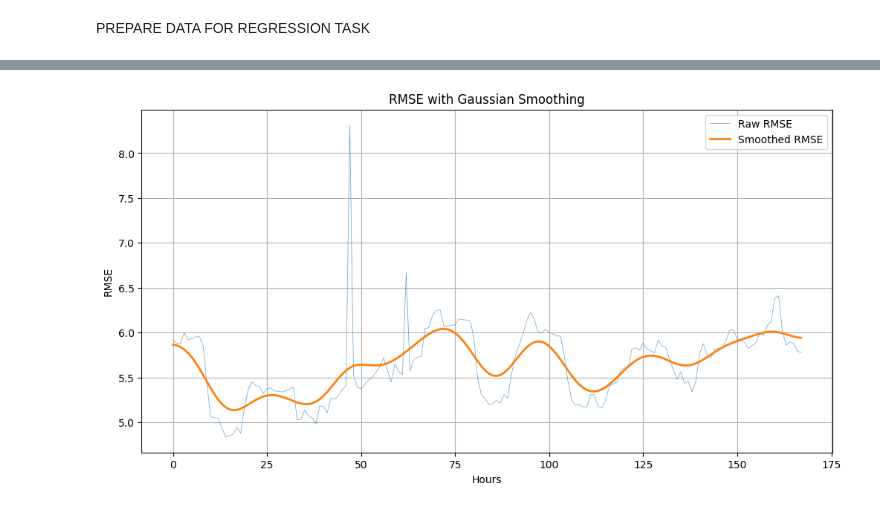
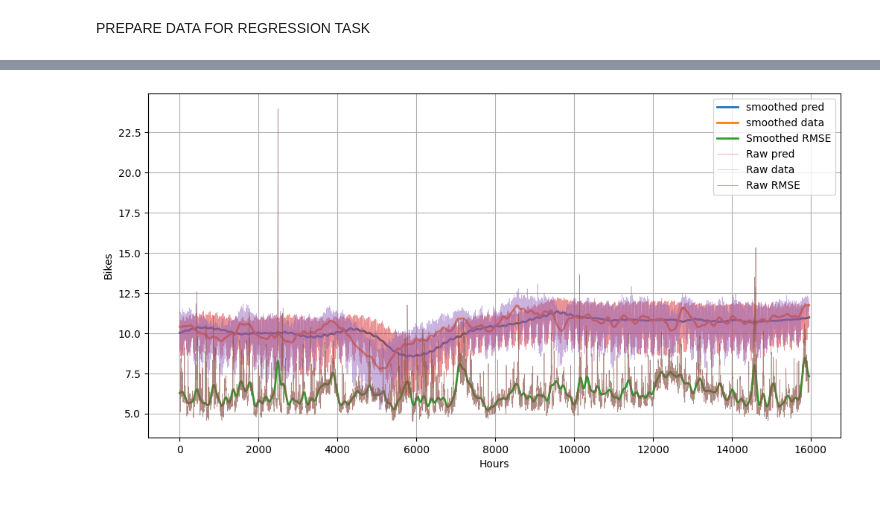
Before and after one commit to ArmanddeCacqueray/Rebalancig_final_repository, a Jupyter notebook: z_benchmark/moyenne.ipynb, the cells around one changed output, grey strips where cells are left out. Drawn from its saved outputs; the diff is of its cells as text; code cells hidden in the pictures.

```diff
--- a/z_benchmark/moyenne.ipynb
+++ b/z_benchmark/moyenne.ipynb
@@ -247,17 +162,31 @@ plt.show()
 # %%
 from scipy.ndimage import gaussian_filter1d
-# Apply Gaussian smoothing
-sigma = 100  # Adjust for stronger/weaker smoothing
-smoothed_rmse = gaussian_filter1d(flat_rmse, sigma=sigma)
 
+def plot_rmse_smooth(pred, data, T):
+    #sigma=int(T/2+5)
+    sigma=data.shape[2]//4
+    data=data[:, -(n_weeks-(T+1)):, :]
+    rmse_scores = rmse(data, pred)
 
-# Plot the raw and smoothed RMSE
-plt.figure(figsize=(12, 6))
-plt.plot(flat_rmse, alpha=0.7, linewidth=0.5, label='Raw RMSE')
-plt.plot(smoothed_rmse, linewidth=2, label=f'Smoothed RMSE')
-plt.xlabel('Hours')
-plt.ylabel('RMSE')
-plt.title('RMSE with Gaussian Smoothing')
-plt.legend()
-plt.grid(True)
-plt.show()
+    flat_rmse=rmse_scores.flatten()
+    flat_pred=np.mean(pred, axis=0).flatten()
+    flat_data=np.mean(data, axis=0).flatten()
+
+    smoothed_rmse = gaussian_filter1d(flat_rmse, sigma=sigma)
+    smoothed_pred = gaussian_filter1d(flat_pred, sigma=sigma)
+    smoothed_data = gaussian_filter1d(flat_data, sigma=sigma)
+
+    plt.figure(figsize=(12, 6))
+
+    plt.plot(smoothed_pred, linewidth=2, label='smoothed pred')
+    plt.plot(smoothed_data, linewidth=2, label='smoothed data')
+    plt.plot(smoothed_rmse, linewidth=2, label='Smoothed RMSE')
+    plt.plot(flat_pred, alpha=0.5, linewidth=0.5, label='Raw pred')
+    plt.plot(flat_data, alpha=0.5, linewidth=0.5, label='Raw data')
+    plt.plot(flat_rmse, alpha=0.7, linewidth=0.5, label='Raw RMSE')
+
+    plt.xlabel('Hours')
+    plt.ylabel('Bikes')
+    plt.legend()
+    plt.grid(True)
+    plt.show()
@@ -266,19 +192,0 @@ plt.show()
-# %%
-# Apply Gaussian smoothing to flat_rmse
-flat_rmse = flat_rmse[168:2*168]
-sigma = 5  # Adjust for stronger/weaker smoothing
-smoothed_rmse = gaussian_filter1d(flat_rmse, sigma=sigma)
-
-
-# Plot the raw and smoothed RMSE
-plt.figure(figsize=(12, 6))
-plt.plot(flat_rmse, alpha=0.7, linewidth=0.5, label='Raw RMSE')
-plt.plot(smoothed_rmse, linewidth=2, label=f'Smoothed RMSE')
-plt.xlabel('Hours')
-plt.ylabel('RMSE')
-plt.title('RMSE with Gaussian Smoothing')
-plt.legend()
-plt.grid(True)
-plt.show()
-# %% [output]
-[figure, removed]
@@ -284,0 +197,4 @@ plt.show()
+# %%
+plot_rmse_smooth(pred_all_weeks, Y, T)
+# %% [output]
+[figure, added]
```
Also changed, not shown: parts of 11 cells of this notebook, 1 other file.
